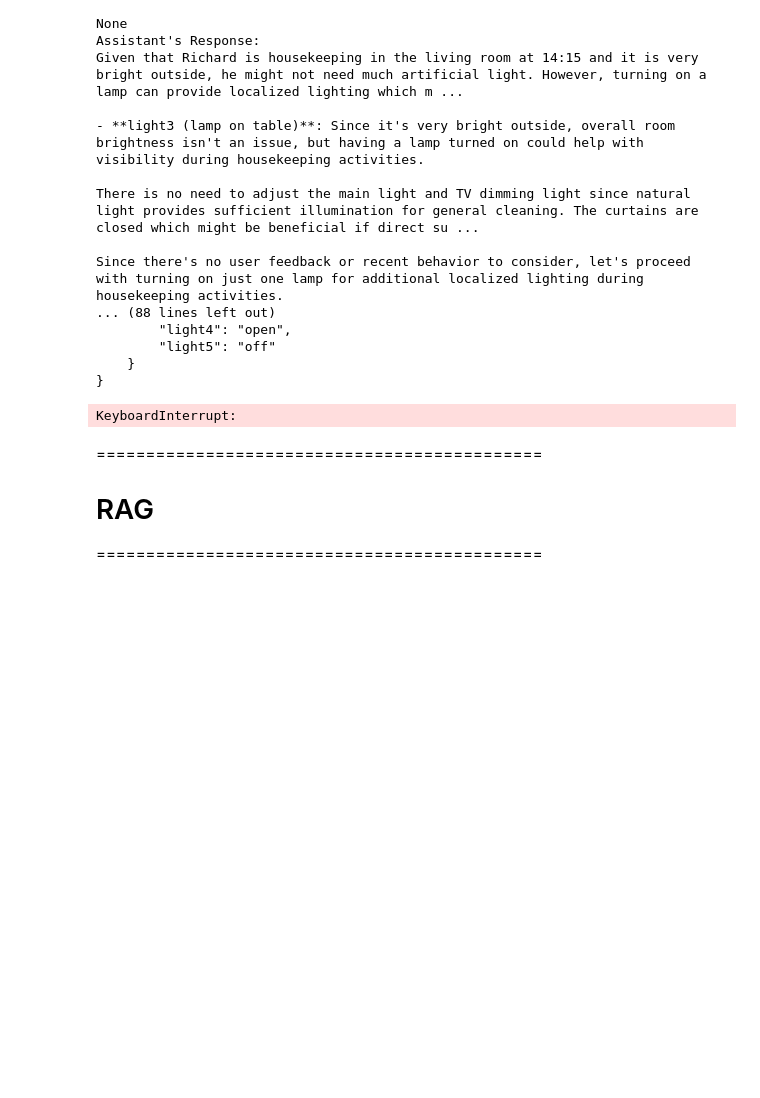
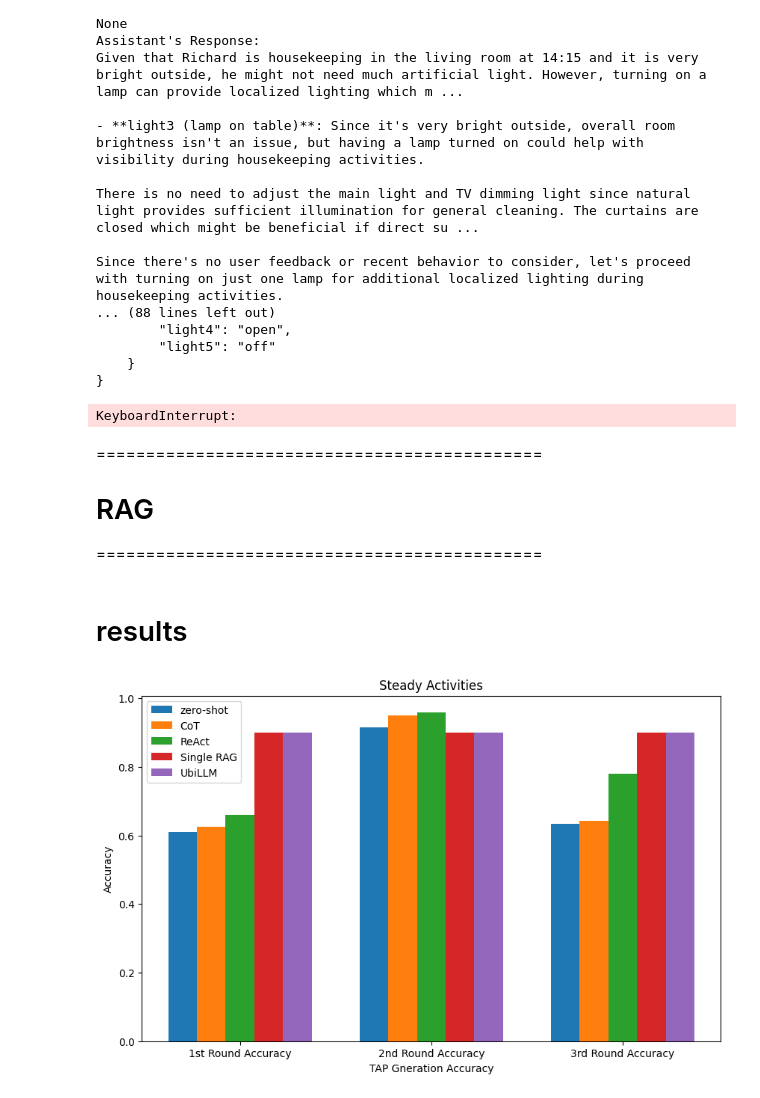
Before and after one commit to Biosheep227/ubihome, a Jupyter notebook: LLM/ubihome_main.ipynb, the cells around one changed output. Saved outputs shown, nothing was run; the diff lists cells and outputs as text; code cells hidden in the pictures; blank space fills up the shorter version.

Commit message:
plot

```diff
--- a/LLM/ubihome_main.ipynb
+++ b/LLM/ubihome_main.ipynb
@@ -1399,0 +1481,37 @@ if __name__ == "__main__":
+# %% [markdown]
+# results
+# %%
+import matplotlib.pyplot as plt
+import numpy as np
+
+# Sample data for accuracy of 5 methods across 3 rounds
+methods = ['zero-shot', 'CoT', 'ReAct', 'Single RAG', 'UbiLLM']
+rounds = ['1st Round Accuracy', '2nd Round Accuracy', '3rd Round Accuracy']
+accuracy_data = {
+    'zero-shot': [0.61, 0.915, 0.635],
+    'CoT': [0.625, 0.950, 0.643],
+    'ReAct': [0.66, 0.96, 0.78],
+    'Single RAG': [0.90, 0.90, 0.90],
+    'UbiLLM': [0.90, 0.90, 0.90]
+}
+
+# Number of methods
+num_methods = len(methods)
+bar_width = 0.15  # Width of the bars
+index = np.arange(len(rounds))  # X locations for each round
+
+# Plotting
+plt.figure(figsize=(10, 6))
+for i, (method, accuracies) in enumerate(accuracy_data.items()):
+    plt.bar(index + i * bar_width, accuracies, bar_width, label=method)
+
+# Labels and titles
+plt.xlabel('TAP Gneration Accuracy')
+plt.ylabel('Accuracy')
+plt.title('Steady Activities')
+plt.xticks(index + bar_width * (num_methods - 1) / 2, rounds)
+plt.legend()
+
+plt.show()
+# %% [output]
+[figure, added]
```
Also changed, not shown: parts of 3 cells of this notebook, 1 other file.
